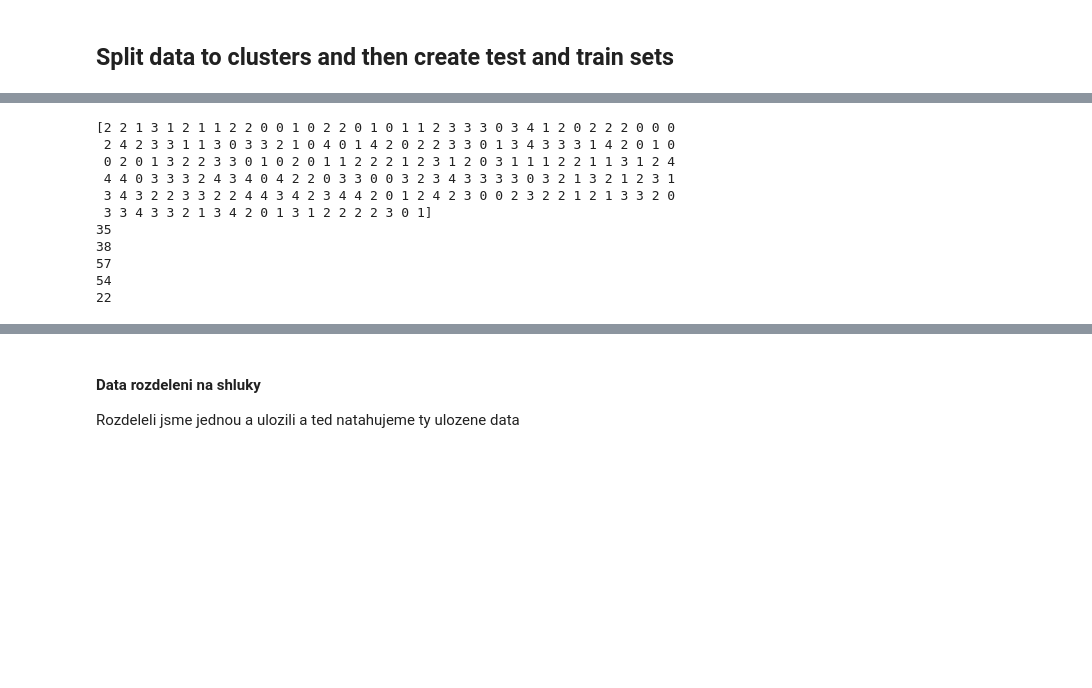
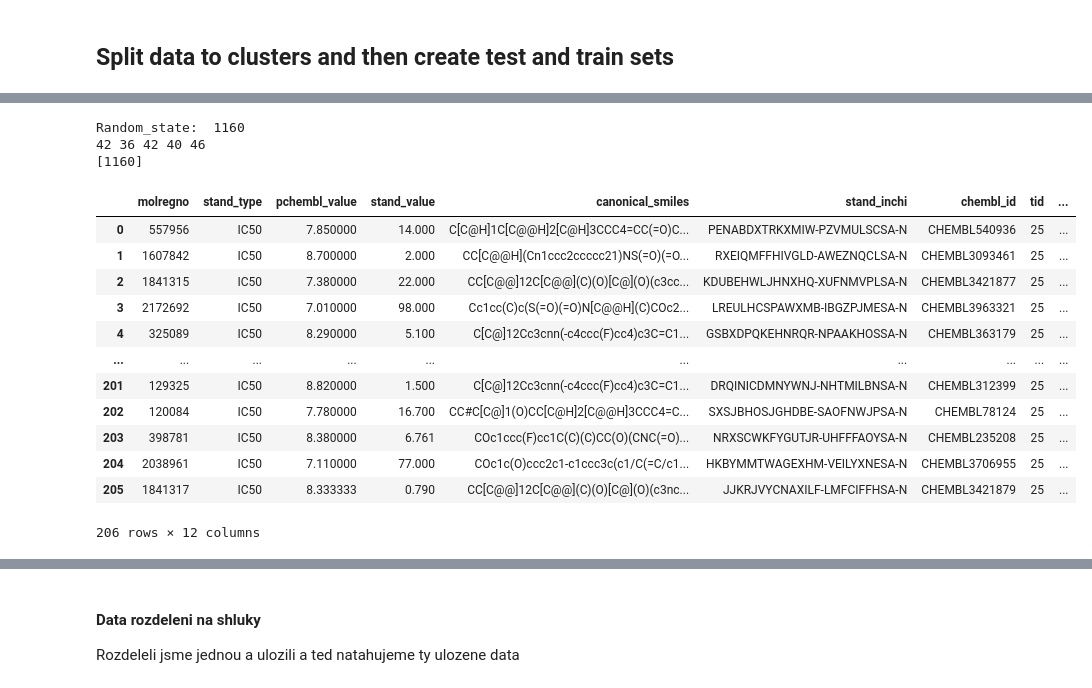
Before and after one commit to filvaleriia/phd_projects, a Jupyter notebook: IGA_2023_try_metrics_for_other_generators/priprava_dat.ipynb, the cells around one changed output, grey strips where cells are left out. Saved outputs shown, nothing was run; the diff lists cells and outputs as text; code cells hidden in the pictures; blank space fills up the shorter version.

```diff
--- a/IGA_2023_try_metrics_for_other_generators/priprava_dat.ipynb
+++ b/IGA_2023_try_metrics_for_other_generators/priprava_dat.ipynb
@@ -239,32 +150,47 @@ split_data_for_clusters_tsmatrix(nuclear_glucocor,cutoff=0.8)
 # %%
 
 def split_data_for_clusters_KMedoids(dff):
     df = dff.drop_duplicates(subset='scaffolds_csk', keep="first")
     df.reset_index(level=0, inplace=True)
     df = df.drop(columns = ['index'])
 
     fps = [x for x in df['mfp']]
 
-    kmedoids = KMedoids(n_clusters=5,metric="jaccard", random_state = 1, init='k-medoids++').fit(fps)
-    labels = kmedoids.labels_
-    print(labels)
-    print(len(labels[labels==0]))
-    print(len(labels[labels==1]))
-    print(len(labels[labels==2]))
-    print(len(labels[labels==3]))
-    print(len(labels[labels==4]))
-    return
+    random_state = []
+    for x in [1160]:
+        kmedoids = KMedoids(n_clusters=5,metric="jaccard", random_state = x, \
+                            init='k-medoids++').fit(fps)
+        labels = kmedoids.labels_
+
+        if len(labels[labels==0]) >= 36 and len(labels[labels==1]) >= 36 and \
+          len(labels[labels==2]) >= 36 and len(labels[labels==3]) >= 36 and \
+          len(labels[labels==4]) >= 36 and len(labels[labels==0]) <= 48 and \
+          len(labels[labels==1]) <= 48 and len(labels[labels==2]) <= 48 and \
+          len(labels[labels==3]) <= 48 and len(labels[labels==4]) <= 48:
+            print("Random_state: ", x)
+            print(len(labels[labels==0]),len(labels[labels==1]),\
+              len(labels[labels==2]),len(labels[labels==3]),len(labels[labels==4]))
+            random_state.append(x)
+    print(random_state)
+    df['clusters'] = labels
+
+    return df
 
 split_data_for_clusters_KMedoids(nuclear_glucocor)
 # %% [output]
-[2 2 1 3 1 2 1 1 2 2 0 0 1 0 2 2 0 1 0 1 1 2 3 3 3 0 3 4 1 2 0 2 2 2 0 0 0
- 2 4 2 3 3 1 1 3 0 3 3 2 1 0 4 0 1 4 2 0 2 2 3 3 0 1 3 4 3 3 3 1 4 2 0 1 0
- 0 2 0 1 3 2 2 3 3 0 1 0 2 0 1 1 2 2 2 1 2 3 1 2 0 3 1 1 1 2 2 1 1 3 1 2 4
- 4 4 0 3 3 3 2 4 3 4 0 4 2 2 0 3 3 0 0 3 2 3 4 3 3 3 3 0 3 2 1 3 2 1 2 3 1
- 3 4 3 2 2 3 3 2 2 4 4 3 4 2 3 4 4 2 0 1 2 4 2 3 0 0 2 3 2 2 1 2 1 3 3 2 0
- 3 3 4 3 3 2 1 3 4 2 0 1 3 1 2 2 2 2 3 0 1]
-35
-38
-57
-54
-22
+Random_state:  1160
+42 36 42 40 46
+[1160]
+|  | molregno | stand_type | pchembl_value | stand_value | canonical_smiles | stand_inchi | chembl_id | tid | ... |
+| 0 | 557956 | IC50 | 7.850000 | 14.000 | C[C@H]1C[C@@H]2[C@H]3CCC4=CC(=O)C... | PENABDXTRKXMIW-PZVMULSCSA-N | CHEMBL540936 | 25 | ... |
+| 1 | 1607842 | IC50 | 8.700000 | 2.000 | CC[C@@H](Cn1ccc2ccccc21)NS(=O)(=O... | RXEIQMFFHIVGLD-AWEZNQCLSA-N | CHEMBL3093461 | 25 | ... |
+| 2 | 1841315 | IC50 | 7.380000 | 22.000 | CC[C@@]12C[C@@](C)(O)[C@](O)(c3cc... | KDUBEHWLJHNXHQ-XUFNMVPLSA-N | CHEMBL3421877 | 25 | ... |
+| 3 | 2172692 | IC50 | 7.010000 | 98.000 | Cc1cc(C)c(S(=O)(=O)N[C@@H](C)COc2... | LREULHCSPAWXMB-IBGZPJMESA-N | CHEMBL3963321 | 25 | ... |
+| 4 | 325089 | IC50 | 8.290000 | 5.100 | C[C@]12Cc3cnn(-c4ccc(F)cc4)c3C=C1... | GSBXDPQKEHNRQR-NPAAKHOSSA-N | CHEMBL363179 | 25 | ... |
+| ... | ... | ... | ... | ... | ... | ... | ... | ... | ... |
+| 201 | 129325 | IC50 | 8.820000 | 1.500 | C[C@]12Cc3cnn(-c4ccc(F)cc4)c3C=C1... | DRQINICDMNYWNJ-NHTMILBNSA-N | CHEMBL312399 | 25 | ... |
+| 202 | 120084 | IC50 | 7.780000 | 16.700 | CC#C[C@]1(O)CC[C@H]2[C@@H]3CCC4=C... | SXSJBHOSJGHDBE-SAOFNWJPSA-N | CHEMBL78124 | 25 | ... |
+| 203 | 398781 | IC50 | 8.380000 | 6.761 | COc1ccc(F)cc1C(C)(C)CC(O)(CNC(=O)... | NRXSCWKFYGUTJR-UHFFFAOYSA-N | CHEMBL235208 | 25 | ... |
+| 204 | 2038961 | IC50 | 7.110000 | 77.000 | COc1c(O)ccc2c1-c1ccc3c(c1/C(=C/c1... | HKBYMMTWAGEXHM-VEILYXNESA-N | CHEMBL3706955 | 25 | ... |
+| 205 | 1841317 | IC50 | 8.333333 | 0.790 | CC[C@@]12C[C@@](C)(O)[C@](O)(c3nc... | JJKRJVYCNAXILF-LMFCIFFHSA-N | CHEMBL3421879 | 25 | ... |
+206 rows × 12 columns
```
Also changed, not shown: parts of 19 cells of this notebook, 18 other files.
